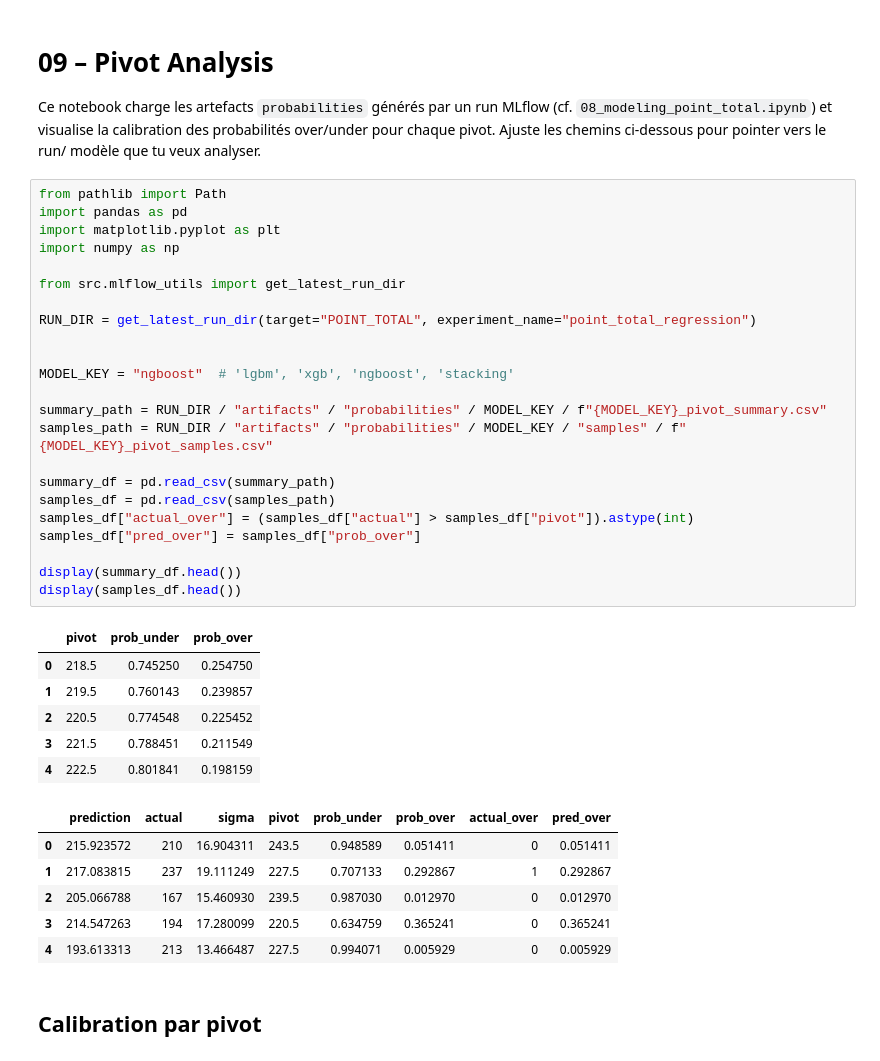
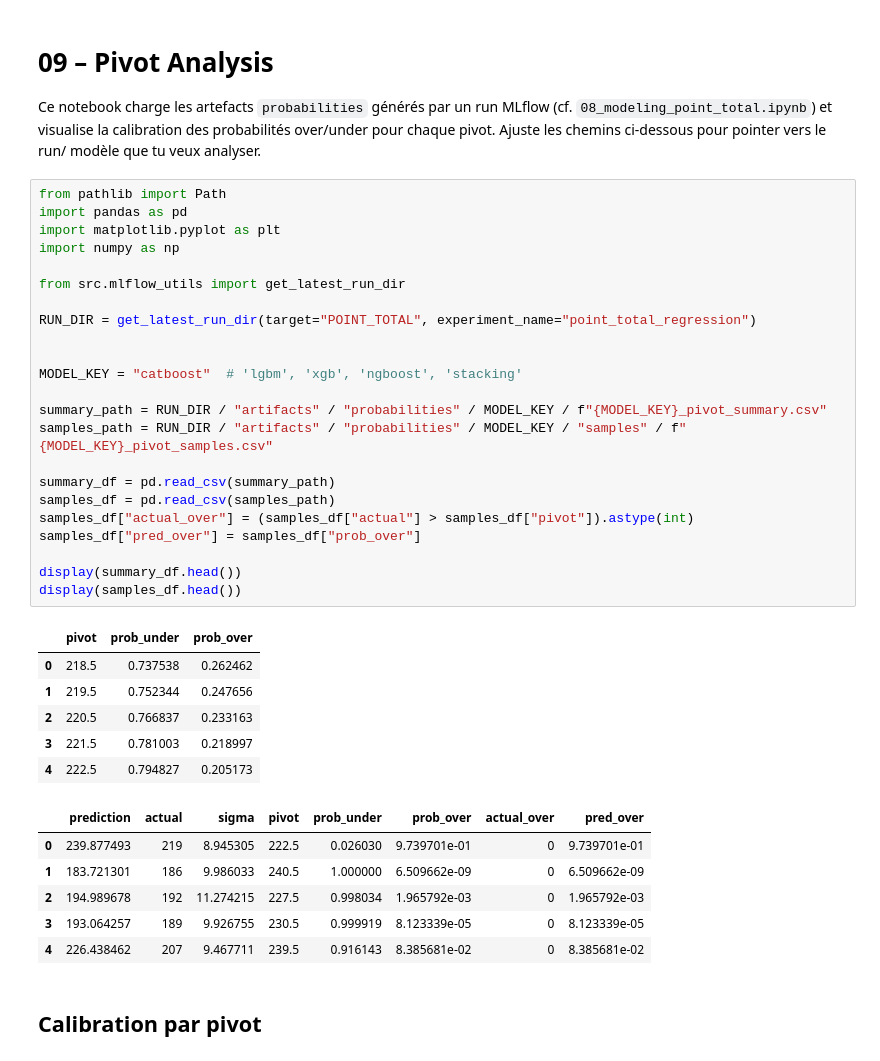
Before and after one commit to SirGenkii/NBA_Predictor, a Jupyter notebook: 09_pivot_analysis.ipynb, the cells around one changed output. Saved outputs shown, nothing was run; the diff lists cells and outputs as text.

```diff
--- a/09_pivot_analysis.ipynb
+++ b/09_pivot_analysis.ipynb
@@ -5,39 +5,39 @@ Ce notebook charge les artefacts `probabilities` générés par un run MLflow (c
 # %%
 from pathlib import Path
 import pandas as pd
 import matplotlib.pyplot as plt
 import numpy as np
 
 from src.mlflow_utils import get_latest_run_dir
 
 RUN_DIR = get_latest_run_dir(target="POINT_TOTAL", experiment_name="point_total_regression")
 
 
-MODEL_KEY = "ngboost"  # 'lgbm', 'xgb', 'ngboost', 'stacking'
+MODEL_KEY = "catboost"  # 'lgbm', 'xgb', 'ngboost', 'stacking'
 
 summary_path = RUN_DIR / "artifacts" / "probabilities" / MODEL_KEY / f"{MODEL_KEY}_pivot_summary.csv"
 samples_path = RUN_DIR / "artifacts" / "probabilities" / MODEL_KEY / "samples" / f"{MODEL_KEY}_pivot_samples.csv"
 
 summary_df = pd.read_csv(summary_path)
 samples_df = pd.read_csv(samples_path)
 samples_df["actual_over"] = (samples_df["actual"] > samples_df["pivot"]).astype(int)
 samples_df["pred_over"] = samples_df["prob_over"]
 
 display(summary_df.head())
 display(samples_df.head())
 # %% [output]
 |  | pivot | prob_under | prob_over |
-| 0 | 218.5 | 0.745250 | 0.254750 |
-| 1 | 219.5 | 0.760143 | 0.239857 |
-| 2 | 220.5 | 0.774548 | 0.225452 |
-| 3 | 221.5 | 0.788451 | 0.211549 |
-| 4 | 222.5 | 0.801841 | 0.198159 |
+| 0 | 218.5 | 0.737538 | 0.262462 |
+| 1 | 219.5 | 0.752344 | 0.247656 |
+| 2 | 220.5 | 0.766837 | 0.233163 |
+| 3 | 221.5 | 0.781003 | 0.218997 |
+| 4 | 222.5 | 0.794827 | 0.205173 |
 |  | prediction | actual | sigma | pivot | prob_under | prob_over | actual_over | pred_over |
-| 0 | 215.923572 | 210 | 16.904311 | 243.5 | 0.948589 | 0.051411 | 0 | 0.051411 |
-| 1 | 217.083815 | 237 | 19.111249 | 227.5 | 0.707133 | 0.292867 | 1 | 0.292867 |
-| 2 | 205.066788 | 167 | 15.460930 | 239.5 | 0.987030 | 0.012970 | 0 | 0.012970 |
-| 3 | 214.547263 | 194 | 17.280099 | 220.5 | 0.634759 | 0.365241 | 0 | 0.365241 |
-| 4 | 193.613313 | 213 | 13.466487 | 227.5 | 0.994071 | 0.005929 | 0 | 0.005929 |
+| 0 | 239.877493 | 219 | 8.945305 | 222.5 | 0.026030 | 9.739701e-01 | 0 | 9.739701e-01 |
+| 1 | 183.721301 | 186 | 9.986033 | 240.5 | 1.000000 | 6.509662e-09 | 0 | 6.509662e-09 |
+| 2 | 194.989678 | 192 | 11.274215 | 227.5 | 0.998034 | 1.965792e-03 | 0 | 1.965792e-03 |
+| 3 | 193.064257 | 189 | 9.926755 | 230.5 | 0.999919 | 8.123339e-05 | 0 | 8.123339e-05 |
+| 4 | 226.438462 | 207 | 9.467711 | 239.5 | 0.916143 | 8.385681e-02 | 0 | 8.385681e-02 |
 # %% [markdown]
 ## Calibration par pivot
 # %%
```
Also changed, not shown: parts of 5 cells of this notebook, 9 other files.
